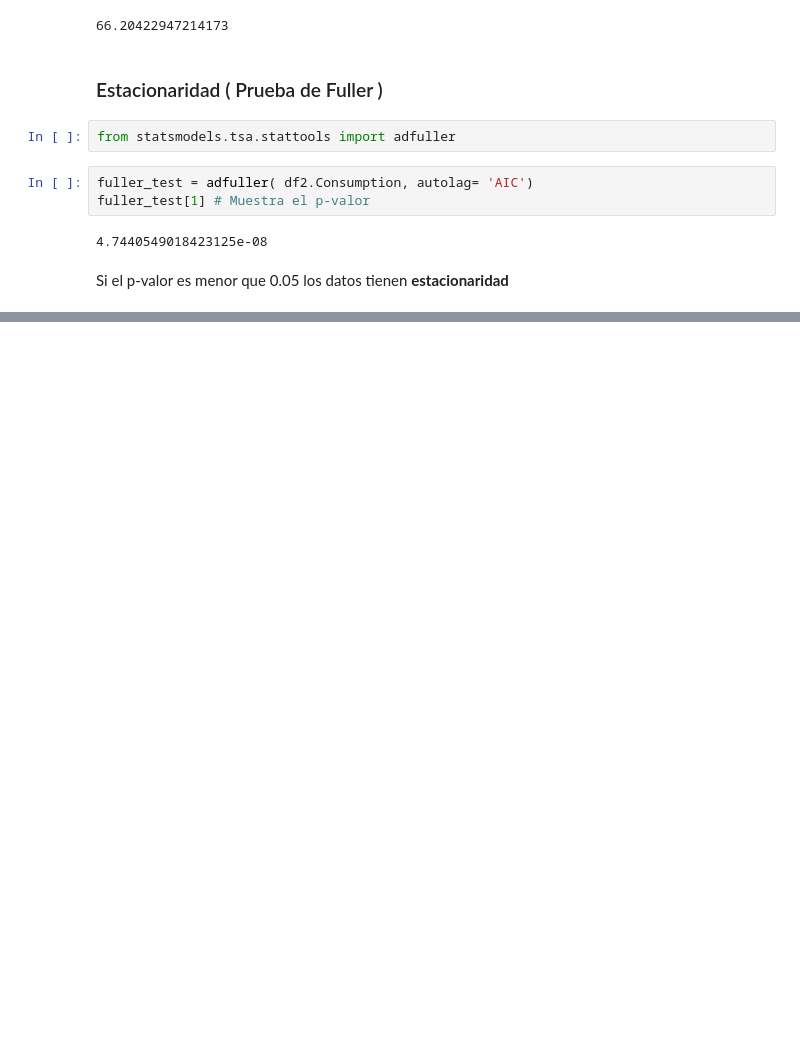
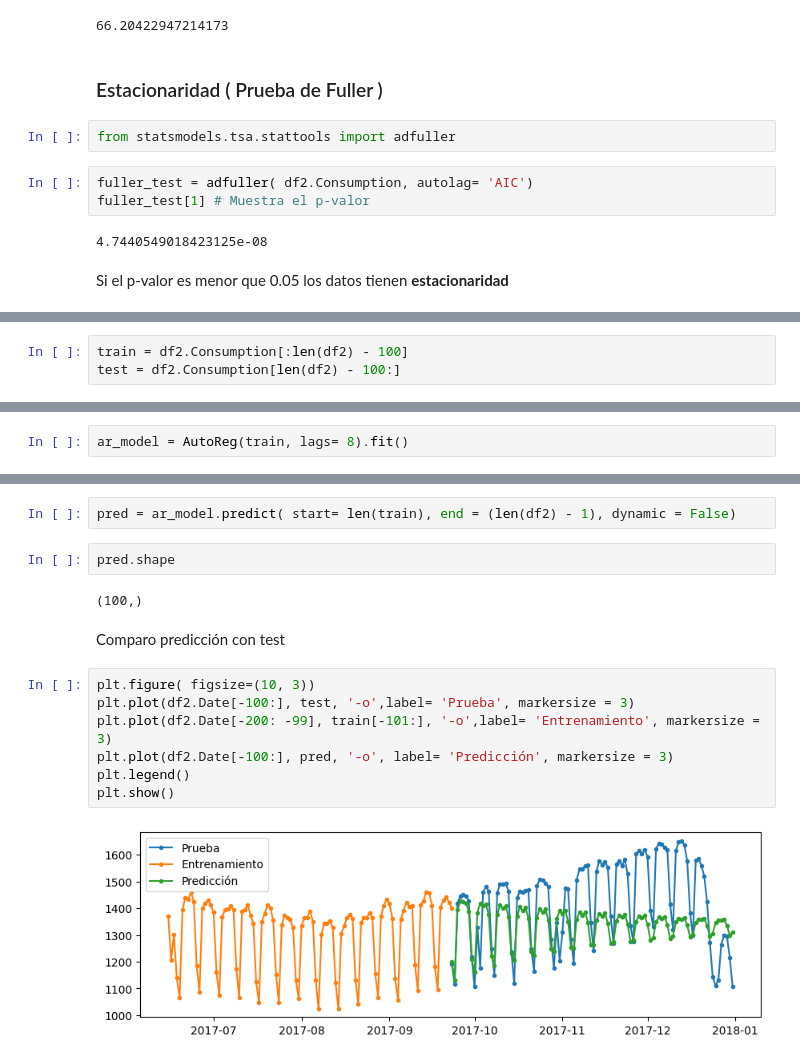
Before and after one commit to JhonZafra/Statistic_Concepts, a Jupyter notebook: SemanaXIV/ConceptosSeriesTiempo.ipynb, the cells around one changed output, grey strips where cells are left out. Drawn from its saved outputs; the diff is of its cells as text; blank space fills up the shorter version.

Commit message:
Modelo de autoregresión

```diff
--- a/SemanaXIV/ConceptosSeriesTiempo.ipynb
+++ b/SemanaXIV/ConceptosSeriesTiempo.ipynb
@@ -229,0 +260,3 @@ plt.show()
+# %%
+train = df2.Consumption[:len(df2) - 100]
+test = df2.Consumption[len(df2) - 100:]
@@ -229,0 +271,2 @@ plt.show()
+# %%
+ar_model = AutoReg(train, lags= 8).fit()
@@ -229,0 +288,17 @@ plt.show()
+# %%
+pred = ar_model.predict( start= len(train), end = (len(df2) - 1), dynamic = False)
+# %%
+pred.shape
+# %% [output]
+(100,)
+# %% [markdown]
+Comparo predicción con test
+# %%
+plt.figure( figsize=(10, 3))
+plt.plot(df2.Date[-100:], test, '-o',label= 'Prueba', markersize = 3)
+plt.plot(df2.Date[-200: -99], train[-101:], '-o',label= 'Entrenamiento', markersize = 3)
+plt.plot(df2.Date[-100:], pred, '-o', label= 'Predicción', markersize = 3)
+plt.legend()
+plt.show()
+# %% [output]
+[figure, added]
```
Also changed, not shown: parts of 14 cells of this notebook.
